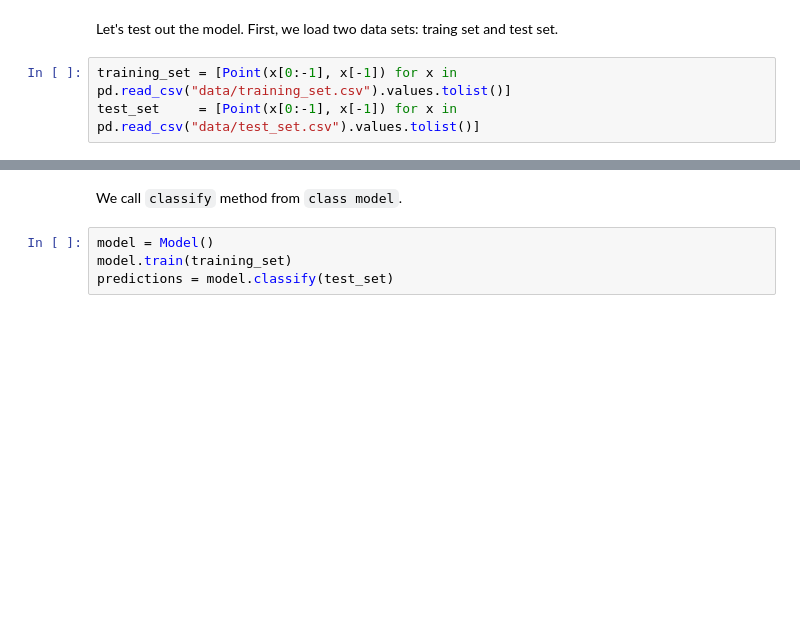
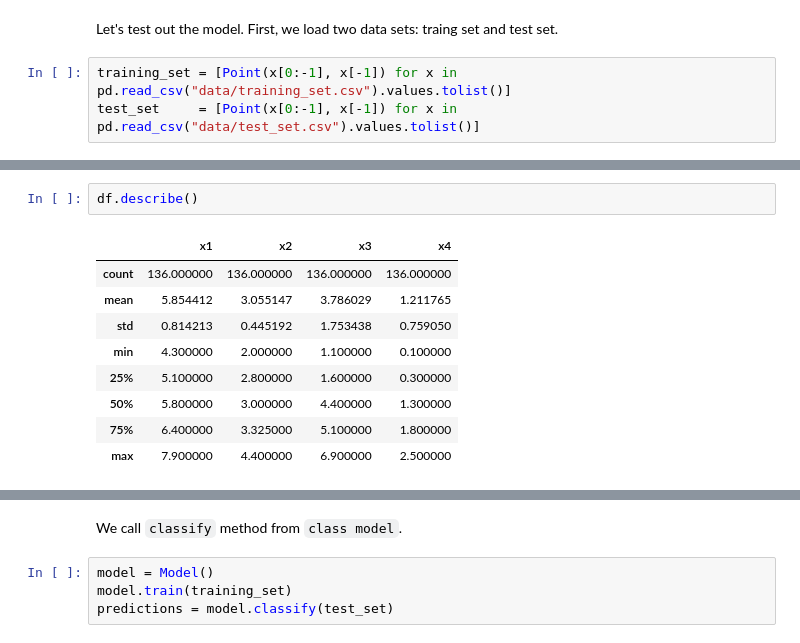
Before and after one commit to monikamika/notebooks, a Jupyter notebook: knn-clasifier.ipynb, the cells around one changed output, grey strips where cells are left out. Cells and saved outputs as stored; diff of their text form; blank space fills up the shorter version.

```diff
--- a/knn-clasifier.ipynb
+++ b/knn-clasifier.ipynb
@@ -95,0 +112,12 @@ test_set     = [Point(x[0:-1], x[-1]) for x in pd.read_csv("data/test_set.csv").
+# %%
+df.describe()
+# %% [output]
+|  | x1 | x2 | x3 | x4 |
+| count | 136.000000 | 136.000000 | 136.000000 | 136.000000 |
+| mean | 5.854412 | 3.055147 | 3.786029 | 1.211765 |
+| std | 0.814213 | 0.445192 | 1.753438 | 0.759050 |
+| min | 4.300000 | 2.000000 | 1.100000 | 0.100000 |
+| 25% | 5.100000 | 2.800000 | 1.600000 | 0.300000 |
+| 50% | 5.800000 | 3.000000 | 4.400000 | 1.300000 |
+| 75% | 6.400000 | 3.325000 | 5.100000 | 1.800000 |
+| max | 7.900000 | 4.400000 | 6.900000 | 2.500000 |
```
Also changed, not shown: parts of 4 cells of this notebook.
